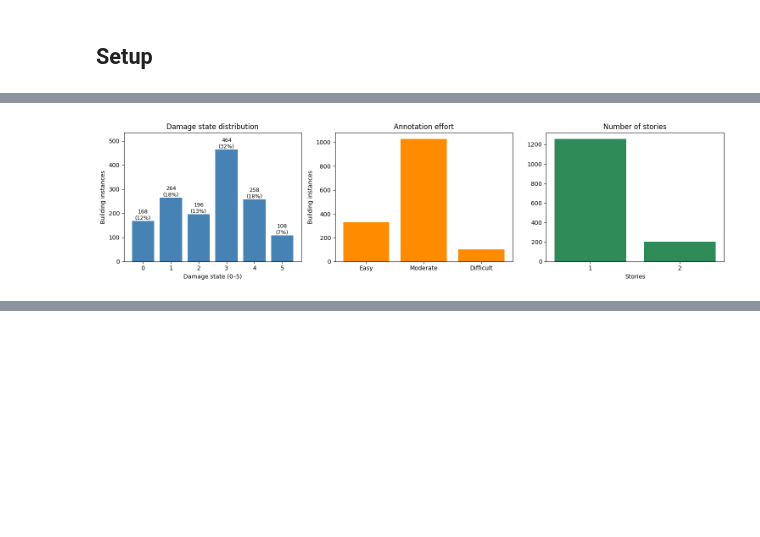
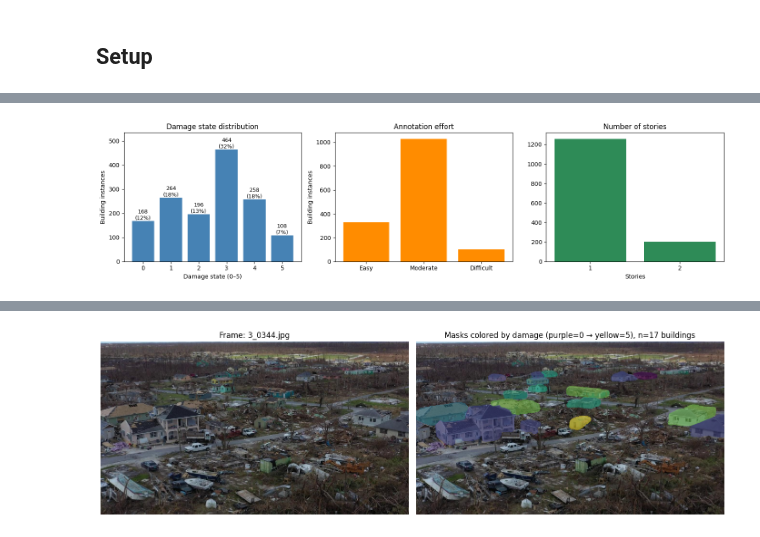
Before and after one commit to zachshotwell/AI-FinalProject-GroupSCR, a Jupyter notebook: DoriaNETProject/DoriaNET.ipynb, the cells around one changed output, grey strips where cells are left out. Drawn from its saved outputs; the diff is of its cells as text; code cells hidden in the pictures; blank space fills up the shorter version.

```diff
--- a/DoriaNETProject/DoriaNET.ipynb
+++ b/DoriaNETProject/DoriaNET.ipynb
@@ -219,11 +145,0 @@ Distinct building IDs   : 147
-# %%
-# How are the 1458 instances distributed across (frame prefix, building_id)?
-prefix = df["frame_name"].str.extract(r"^(\d+)_")[0]
-print("Frame name prefixes (likely video IDs):")
-print(prefix.value_counts())
-
-# Does (lat, lon) round-tripped to 5 decimals give us 147 unique values?
-df["coord_key"] = df.apply(lambda r: (round(r["lat"], 5), round(r["lon"], 5)), axis=1)
-print(f"\nDistinct (lat, lon) keys      : {df['coord_key'].nunique()}")
-print(f"Distinct building_id alone    : {df['building_id'].nunique()}")
-print(f"Distinct (prefix, building_id): {df.groupby([prefix, 'building_id']).ngroups}")
@@ -253,36 +161,68 @@ dtype: float64
 # %%
+# 1) Distributions of damage / effort / stories
 fig, axes = plt.subplots(1, 3, figsize=(15, 4))
 
-# Damage state
-dmg_counts = df["damage"].value_counts().sort_index()
-axes[0].bar(dmg_counts.index.astype(str), dmg_counts.values, color="steelblue")
+dmg = df["damage"].value_counts().sort_index()
+axes[0].bar(dmg.index.astype(str), dmg.values, color="steelblue")
 axes[0].set_title("Damage state distribution")
-axes[0].set_xlabel("Damage state (0–5)"); axes[0].set_ylabel("Building instances")
-axes[0].set_ylim(0, dmg_counts.max() * 1.15)
-for i, v in enumerate(dmg_counts.values):
+axes[0].set_xlabel("Damage state (0–5)")
+axes[0].set_ylabel("Building instances")
+axes[0].set_ylim(0, dmg.max() * 1.15)
+for i, v in enumerate(dmg.values):
     axes[0].text(i, v + 5, f"{v}\n({100*v/len(df):.0f}%)", ha="center", fontsize=9)
 
-# Annotation effort
-eff_counts = df["effort"].value_counts().sort_index()
-eff_labels = {0: "Easy", 1: "Moderate", 2: "Difficult"}
-axes[1].bar([eff_labels.get(i, str(i)) for i in eff_counts.index],
-            eff_counts.values, color="darkorange")
-axes[1].set_title("Annotation effort"); axes[1].set_ylabel("Building instances")
+eff = df["effort"].value_counts().sort_index()
+axes[1].bar(["Easy", "Moderate", "Difficult"], eff.values, color="darkorange")
+axes[1].set_title("Annotation effort")
+axes[1].set_ylabel("Building instances")
 
-# Stories
-st_counts = df["stories"].value_counts().sort_index()
-axes[2].bar(st_counts.index.astype(str), st_counts.values, color="seagreen")
-axes[2].set_title("Number of stories"); axes[2].set_xlabel("Stories")
+stry = df["stories"].value_counts().sort_index()
+axes[2].bar(stry.index.astype(str), stry.values, color="seagreen")
+axes[2].set_title("Number of stories")
+axes[2].set_xlabel("Stories")
 
-plt.tight_layout(); plt.show()
+plt.tight_layout()
+plt.show()
 
-# Cross-tab: damage × annotation effort (for reporting accuracy stratified by difficulty later)
-print("\nDamage × Effort cross-tab (counts):")
+# 2) Building structure and difficulty cross-tab
+print("Frame appearances per building:")
+print(df.groupby("building_id").size().describe().round(1))
+
+print("\nDamage × Effort cross-tab:")
 print(pd.crosstab(df["damage"], df["effort"], margins=True))
 
-# Buildings per frame
-bpf = df.groupby("frame_name").size()
-print(f"\nBuildings per frame — mean: {bpf.mean():.1f}, median: {bpf.median():.0f}, "
-      f"min: {bpf.min()}, max: {bpf.max()}")
+# 3) FRAME / MASK correspondence between JSON references and files on disk
+frame_set_json = set(df["frame_name"])
+mask_set_json  = set(df["mask_name"])
+frame_set_disk = {p.name for p in frame_files}
+mask_set_disk  = {p.name for p in mask_files}
+
+print(f"\nMissing frames (referenced by JSON, not on disk): {len(frame_set_json - frame_set_disk)}")
+print(f"Missing masks  (referenced by JSON, not on disk): {len(mask_set_json - mask_set_disk)}")
+print(f"Orphan frames  (on disk, not referenced)        : {len(frame_set_disk - frame_set_json)}")
+print(f"Orphan masks   (on disk, not referenced)        : {len(mask_set_disk - mask_set_json)}")
+
+# 4) Sample frame: masks colored by damage state
+sample_frame = df["frame_name"].value_counts().idxmax()
+sample_rows = df[df["frame_name"] == sample_frame]
+
+base = plt.imread(FRAME_DIR / sample_frame).astype(float) / 255.0
+overlay = base.copy()
+for _, row in sample_rows.iterrows():
+    m = plt.imread(MASK_DIR / row["mask_name"])
+    if m.ndim == 3:
+        m = m.mean(axis=-1)
+    color = np.array(plt.cm.viridis(row["damage"] / 5)[:3])
+    overlay[m > 127] = 0.5 * overlay[m > 127] + 0.5 * color
+
+fig, axes = plt.subplots(1, 2, figsize=(14, 5))
+axes[0].imshow(base)
+axes[0].set_title(f"Frame: {sample_frame}")
+axes[0].axis("off")
+axes[1].imshow(overlay)
+axes[1].set_title(f"Masks colored by damage (purple=0 → yellow=5), n={len(sample_rows)} buildings")
+axes[1].axis("off")
+plt.tight_layout()
+plt.show()
 # %% [output]
 [figure]
@@ -300,0 +246 @@ Buildings per frame — mean: 5.4, median: 5, min: 1, max: 17
+[figure, added]
```
Also changed, not shown: parts of 25 cells of this notebook.
